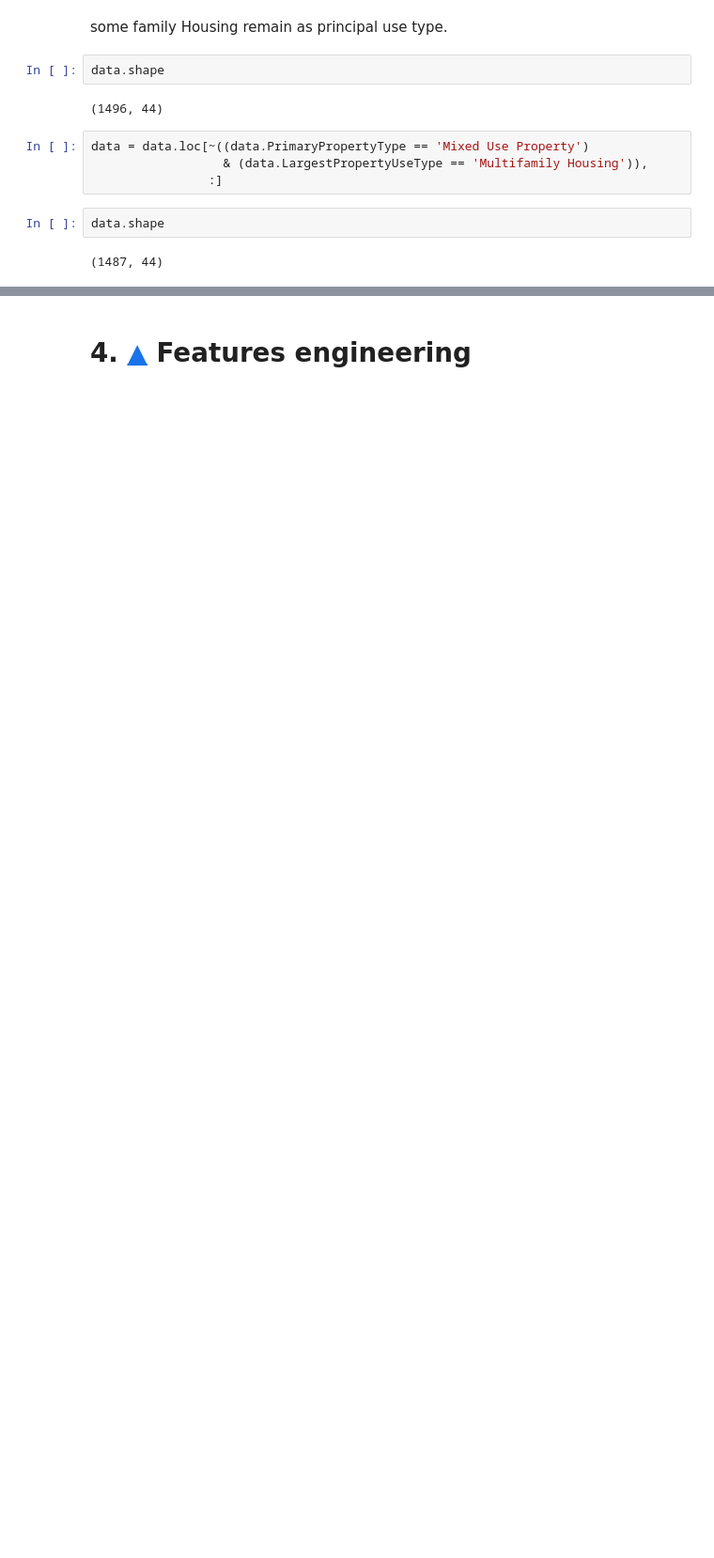
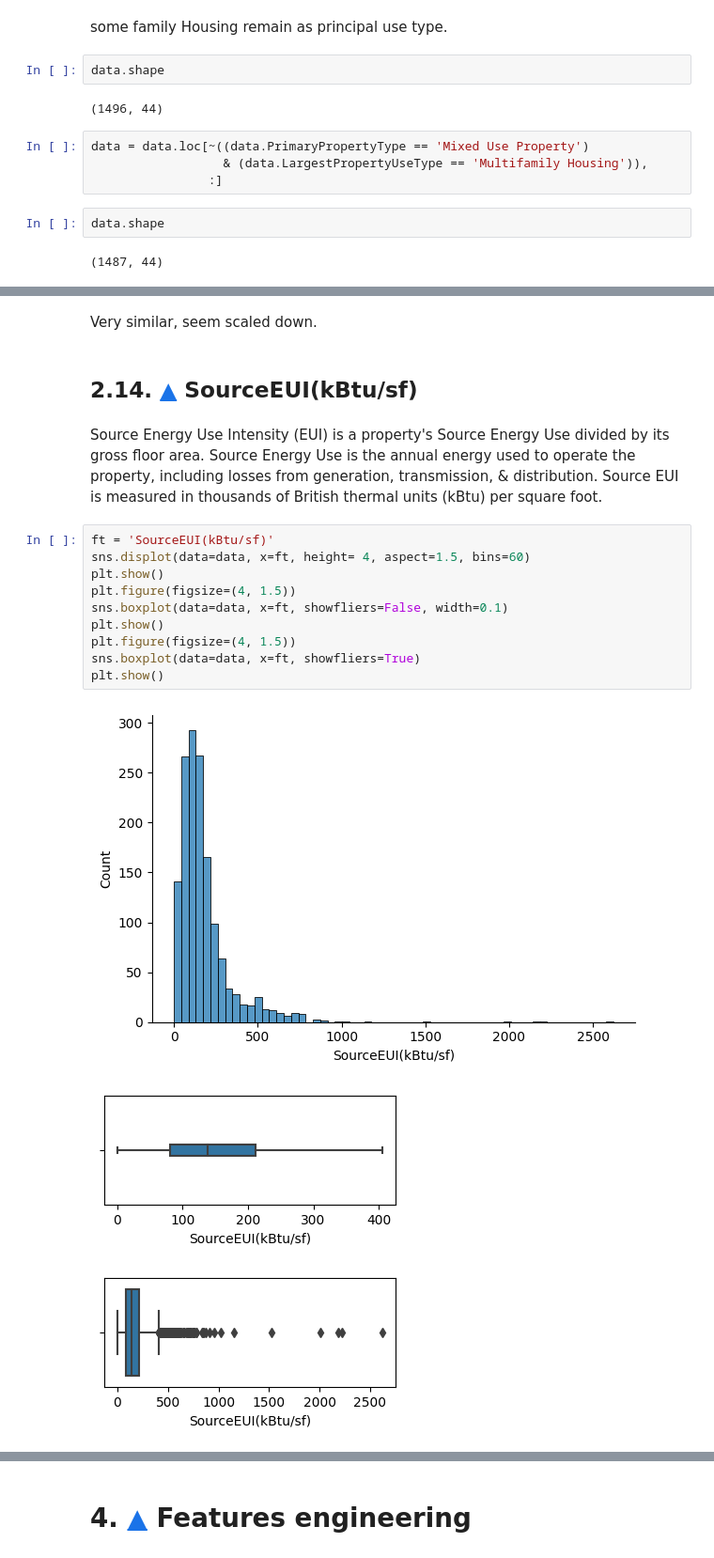
Before and after one commit to JulienfLeBoucher/OC_environmental_predictions, a Jupyter notebook: exploration_notebook.ipynb, the cells around one changed output, grey strips where cells are left out. Shown at 94% size. Cells and saved outputs as stored; diff of their text form; blank space fills up the shorter version.

```diff
--- a/exploration_notebook.ipynb
+++ b/exploration_notebook.ipynb
@@ -1014,0 +1106,20 @@ data.shape
+# %% [markdown]
+Very similar, seem scaled down.
+# %% [markdown]
+## 2.14.  [&#9650;](#toc0_) <a id='toc2_14_'></a>SourceEUI(kBtu/sf)
+# %% [markdown]
+Source Energy Use Intensity (EUI) is a property's Source Energy Use divided by its gross floor area. Source Energy Use is the annual energy used to operate the property, including losses from generation, transmission, & distribution. Source EUI is measured in thousands of British thermal units (kBtu) per square foot.
+# %%
+ft = 'SourceEUI(kBtu/sf)'
+sns.displot(data=data, x=ft, height= 4, aspect=1.5, bins=60)
+plt.show()
+plt.figure(figsize=(4, 1.5))
+sns.boxplot(data=data, x=ft, showfliers=False, width=0.1)
+plt.show()
+plt.figure(figsize=(4, 1.5))
+sns.boxplot(data=data, x=ft, showfliers=True)
+plt.show()
+# %% [output]
+[figure, added]
+[figure, added]
+[figure, added]
```
Also changed, not shown: parts of 115 cells of this notebook.
